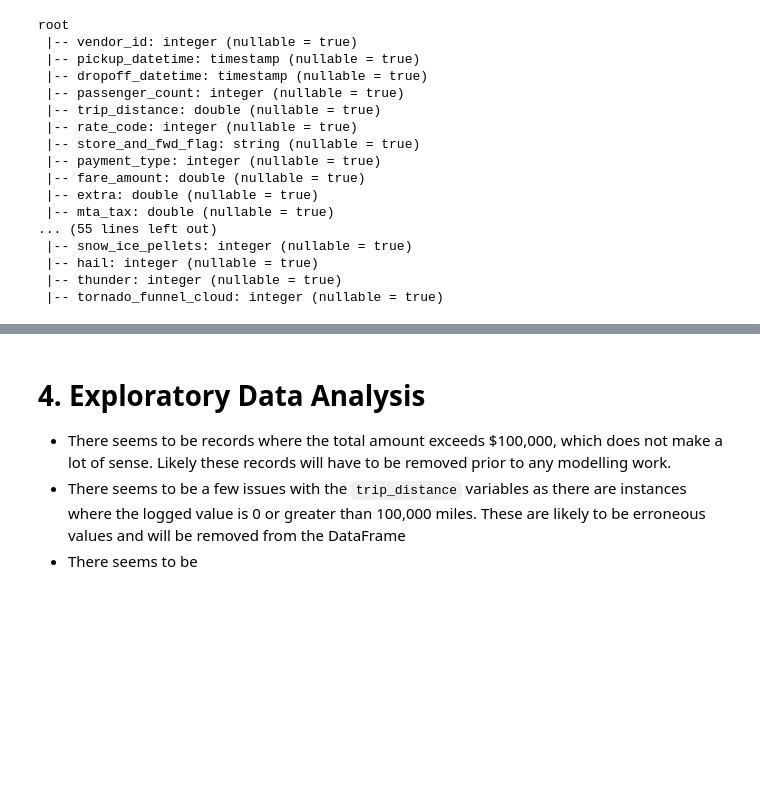
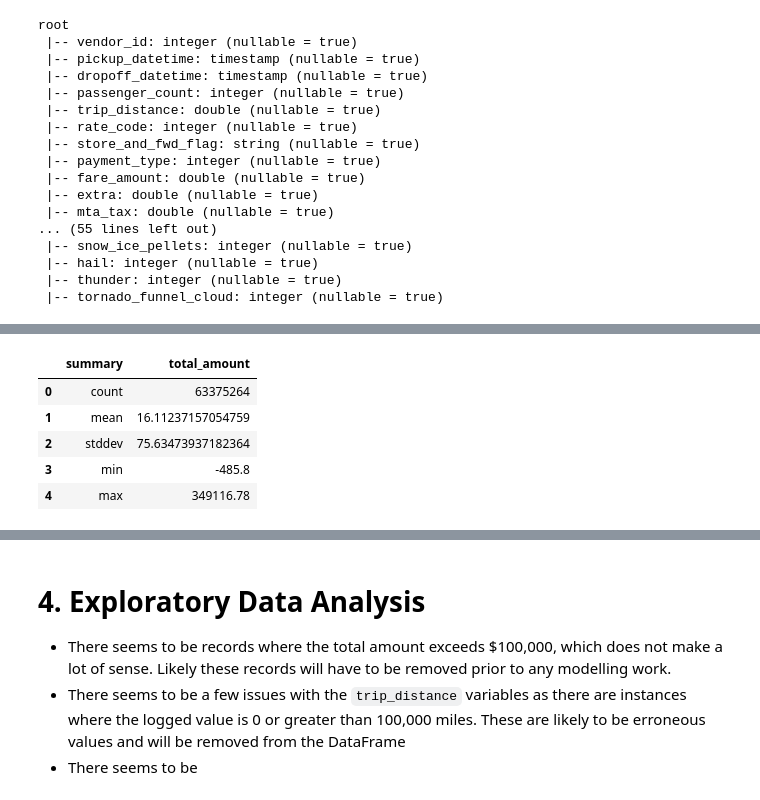
Before and after one commit to Alpha-1787/PySpark-NYC-Taxi-Trips-Analysis, a Jupyter notebook: nyc_taxi_trip_analysis.ipynb, the cells around one changed output, grey strips where cells are left out. Cells and saved outputs as stored; diff of their text form; code cells hidden in the pictures; blank space fills up the shorter version.

```diff
--- a/nyc_taxi_trip_analysis.ipynb
+++ b/nyc_taxi_trip_analysis.ipynb
@@ -232,0 +233,9 @@ The problematic records above are all removed prior to any subsequent analysis d
+# %%
+combo_df.select("total_amount").describe().toPandas()
+# %% [output]
+|  | summary | total_amount |
+| 0 | count | 63375264 |
+| 1 | mean | 16.11237157054759 |
+| 2 | stddev | 75.63473937182364 |
+| 3 | min | -485.8 |
+| 4 | max | 349116.78 |
```
Also changed, not shown: parts of 49 cells of this notebook.
